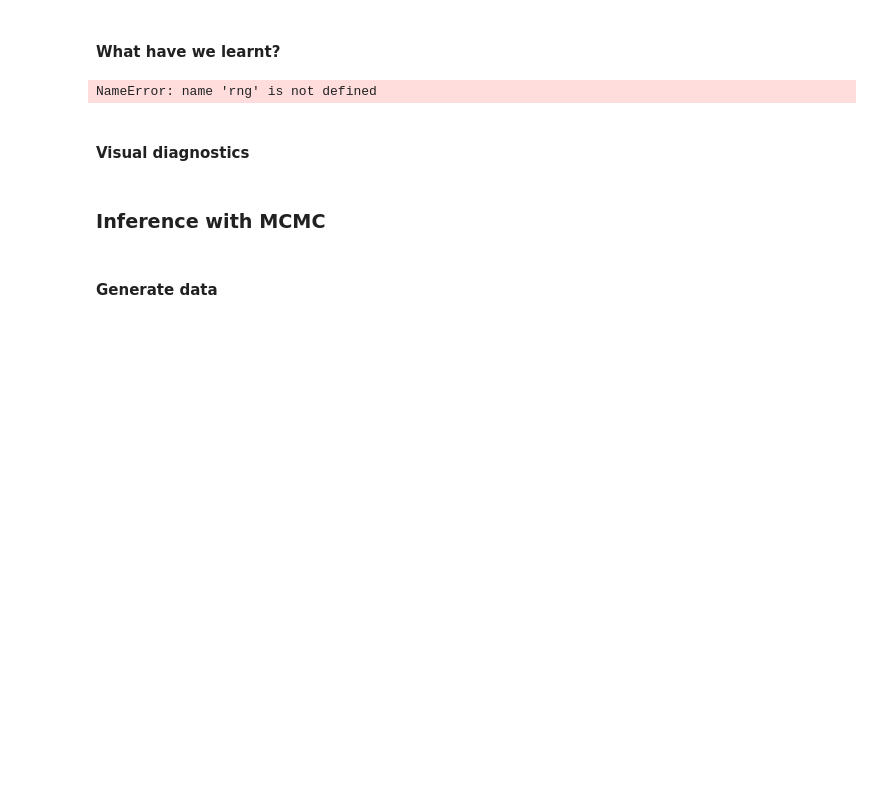
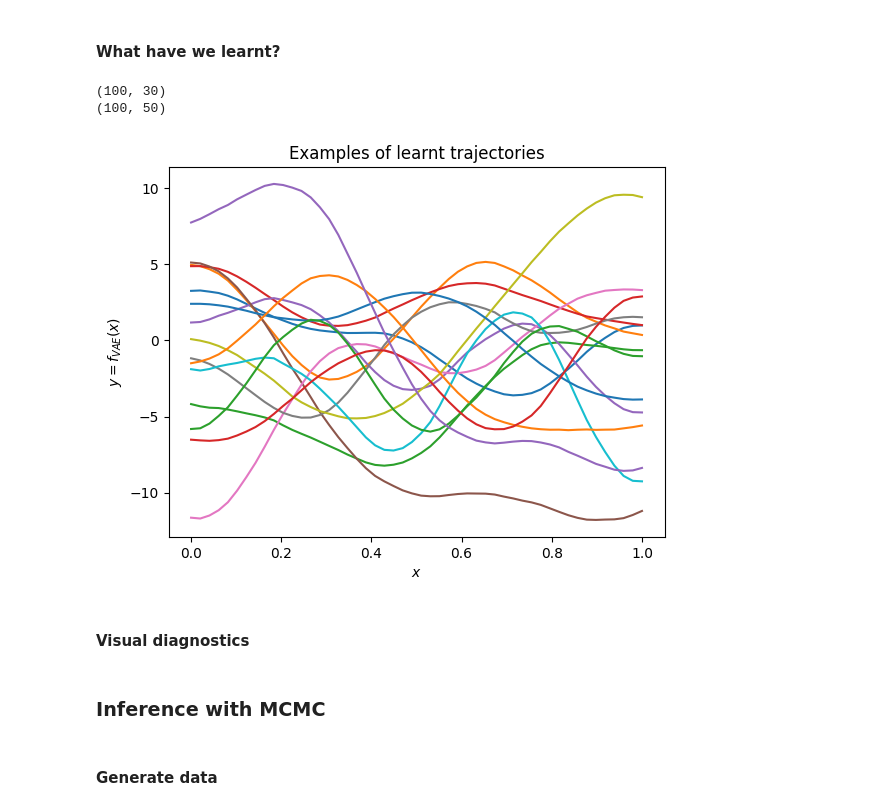
Before and after one commit to elizavetasemenova/PriorCVAE_JAX, a Jupyter notebook: Main Notebook.ipynb, the cells around one changed output. Saved outputs shown, nothing was run; the diff lists cells and outputs as text; code cells hidden in the pictures; blank space fills up the shorter version.

Commit message:
use decoder_params in notebook

```diff
--- a/Main Notebook.ipynb
+++ b/Main Notebook.ipynb
@@ -310,34 +290,39 @@ Training of 10 epochs took 27 seconds
 # %% [markdown]
 #### What have we learnt?
+# %%
+# Get trained decoder params
+decoder_params = state.params['decoder']
 # %%
 rng, z_rng, init_rng = random.split(key, 3)
 
 # latents as input
 z = random.normal(z_rng, (batch_size, latent_dim))
 print(z.shape)
 
 # create decoder
-decoder = Decoder(latent_dim, out_dim)
+decoder = Decoder(hidden_dim, out_dim)
 
-# TODO: substitute this with decoder evaluation using trained paramters, .e.g. decoder_params = state.params
-# initiailize randomly
-params = decoder.init(init_rng, z)['params']
+# # TODO: substitute this with decoder evaluation using trained paramters, .e.g. decoder_params = state.params
+# # initiailize randomly
+# params = decoder.init(init_rng, z)['params']
 
 # TODO: substitute this with, .e.g. out = decoder.apply({'params': decoder_params}, z)
 # Apply decoder with parameters on the data
-out = decoder.apply({'params': params}, z)
+out = decoder.apply({'params': decoder_params}, z)
 print(out.shape)
 
 fig, ax = plt.subplots()
 for i in range(15):
     ax.plot(train_set.x[0], out[i,:])
 ax.set_xlabel('$x$')
 ax.set_ylabel('$y=f_{VAE}(x)$')
 ax.set_title('Examples of learnt trajectories')
 
 plt.show()
 # %% [output]
-NameError: name 'rng' is not defined
+(100, 30)
+(100, 50)
+[figure, added]
 # %% [markdown]
 #### Visual diagnostics
 # %% [markdown]
```
Also changed, not shown: parts of 5 cells of this notebook, 4 other files.
